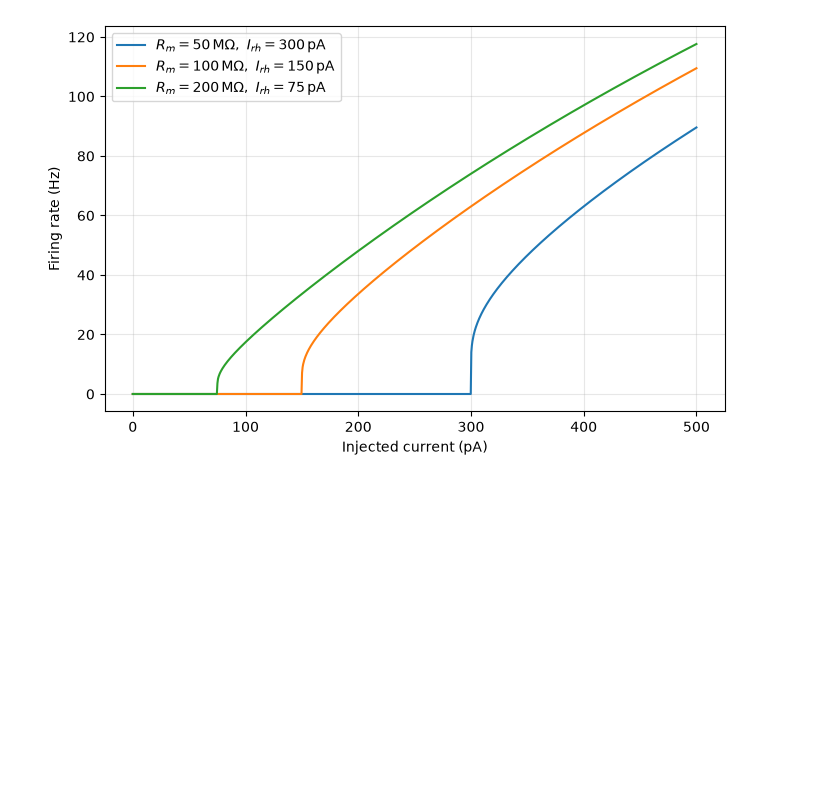
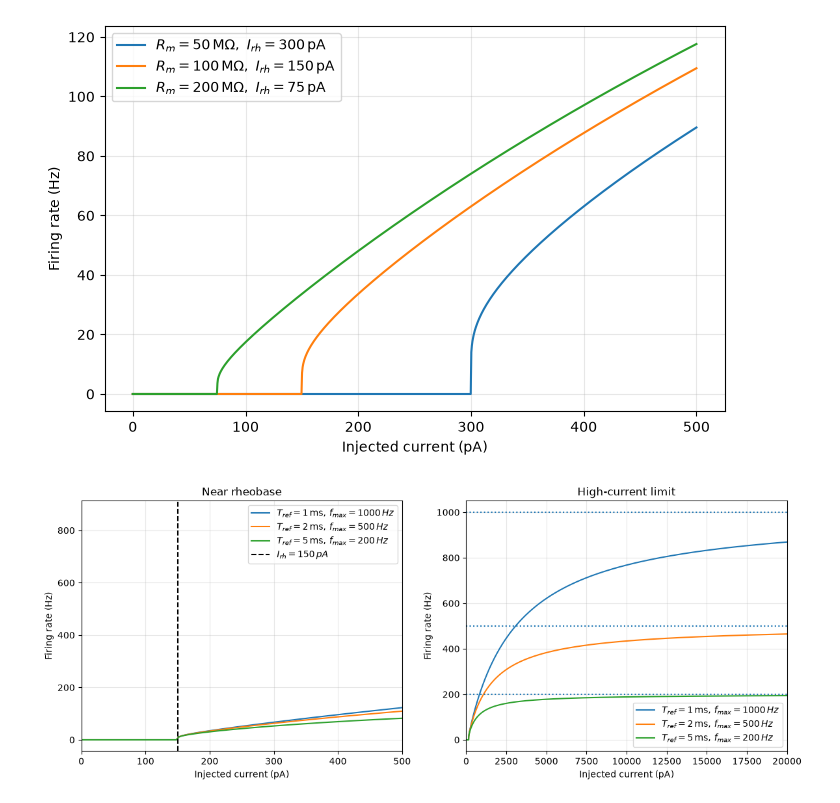
Before and after one commit to Elltropy/Leaky-integrate-and-fire-neuron-dynamics, a Jupyter notebook: notebooks/04_parameter_sensitivity.ipynb, the cells around one changed output. Cells and saved outputs as stored; diff of their text form; code cells hidden in the pictures; blank space fills up the shorter version.

Commit message:
parameter effects on f-I curve

```diff
--- a/notebooks/04_parameter_sensitivity.ipynb
+++ b/notebooks/04_parameter_sensitivity.ipynb
@@ -86,3 +86,45 @@ plt.grid(alpha = 0.3)
 plt.show()
 # %% [output]
 [figure]
+# %%
+refractory_periods = np.array([1, 2, 5]) * 1e-3
+i = np.linspace(0, 20000, 5000) * 1e-12
+
+fig, axes = plt.subplots(1, 2, figsize=(14, 5))
+
+for t_refractory in refractory_periods:
+    frequency, I_rh = analytical_firing_rate(
+        i = i,
+        t_refractory = t_refractory,
+        v_threshold = -50e-3,
+        v_reset = -65e-3,
+        e_l = -65e-3,
+        r_m = 100e6,
+        c_m = 200 * 1e-12
+        )
+    fmax = 1/t_refractory
+    label = (fr'$T_{{ref}}={t_refractory * 1e3:.0f}\,\mathrm{{ms}},\, f_{{max}} = {fmax:.0f} \, Hz$')
+
+    axes[0].plot(i * 1e12, frequency, label = label)
+    axes[1].plot(i * 1e12, frequency, label = label)
+    axes[1].axhline(fmax, linestyle = ':')
+
+axes[0].axvline(
+    I_rh * 1e12,
+    color='black',
+    linestyle='--',
+    label = fr'$I_{{rh}} = {I_rh * 1e12:.0f} \, {{pA}}$'
+)
+
+axes[0].set_xlim(0, 500)
+axes[0].set_title('Near rheobase')
+axes[1].set_xlim(0, 20000)
+axes[1].set_title('High-current limit')
+
+for ax in axes:
+    ax.set_xlabel('Injected current (pA)')
+    ax.set_ylabel('Firing rate (Hz)')
+    ax.grid(alpha = 0.3)
+    ax.legend()
+# %% [output]
+[figure, added]
```
Also changed, not shown: parts of 1 cell of this notebook.
